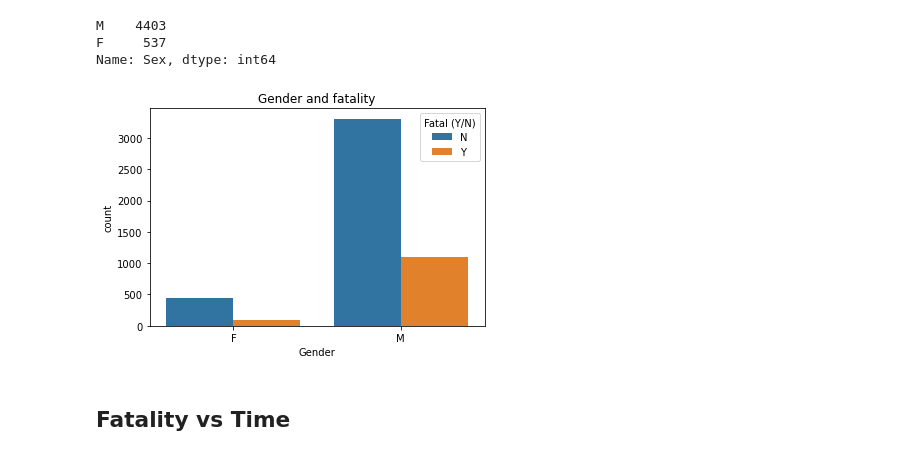
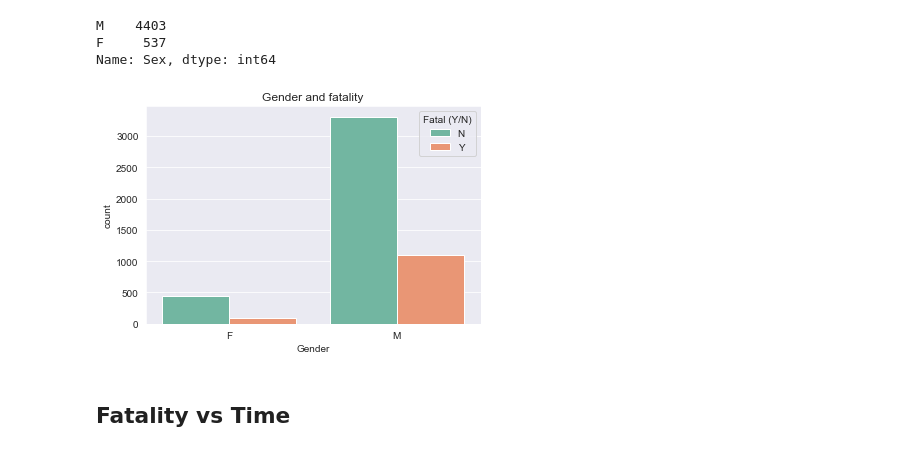
Before and after one commit to mplanasgit/project-1, a Jupyter notebook: my_project_analysis.ipynb, the cells around one changed output. Drawn from its saved outputs; the diff is of its cells as text; code cells hidden in the pictures.

```diff
--- a/my_project_analysis.ipynb
+++ b/my_project_analysis.ipynb
@@ -167,6 +167,10 @@ Name: Fatal (Y/N), dtype: int64
 ### Visualization
 # %%
 # Plotting
+
+sns.set_style('darkgrid')
+sns.set_palette('Set2')
+
 fig_activity = sns.countplot(y="Activity", data=sharks_clean, hue="Fatal (Y/N)", order=sharks_clean.Activity.value_counts().iloc[:10].index)
 fig_activity.set(title='Top deathliest activities')
 
@@ -944,6 +985,9 @@ sharks_clean_age["Fatal (Y/N)"].unique()
 array(['N', 'Y'], dtype=object)
 # %%
 # Plotting
+sns.set_style('darkgrid')
+sns.set_palette('Set2')
+
 age_violin = sns.violinplot(x = "Age_regex", y = "Fatal (Y/N)", data = sharks_clean_age, scale="count")
 age_violin.set(title='Age distribution and fatality')
 age_violin.set_xlabel("Age")
@@ -986,13 +1030,17 @@ F     537
 Name: Sex, dtype: int64
 # %%
 # Plotting
+
+sns.set_style('darkgrid')
+sns.set_palette('Set2')
+
 fig_gender_fatal = sns.countplot(data=sharks_clean_gender, x="Sex", hue="Fatal (Y/N)")
 fig_gender_fatal.set(title='Gender and fatality')
 fig_gender_fatal.set_xlabel("Gender")
 
 plt.savefig('./images/gender_fatality.jpg', dpi=1000, bbox_inches='tight')
 # %% [output]
-[figure, old version]
+[figure, new version]
 # %% [markdown]
 ## Fatality vs Time
 # %%
```
Also changed, not shown: parts of 50 cells of this notebook, 11 other files.
